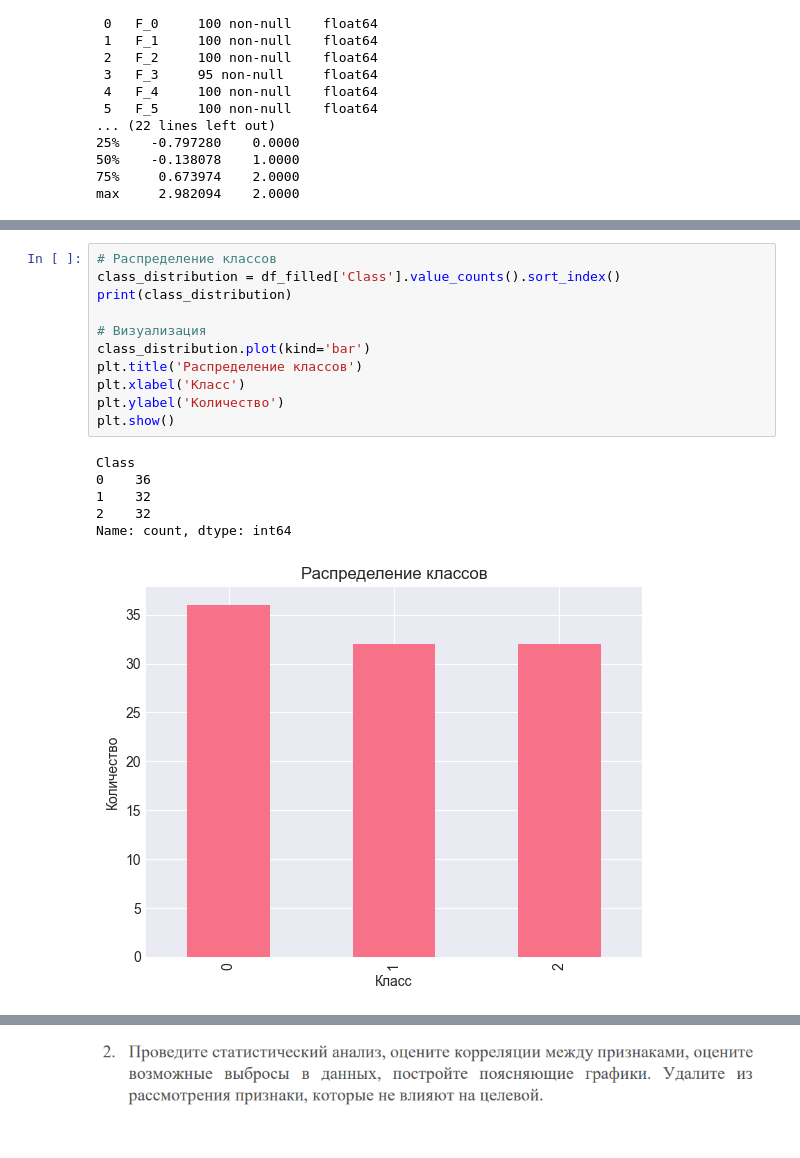
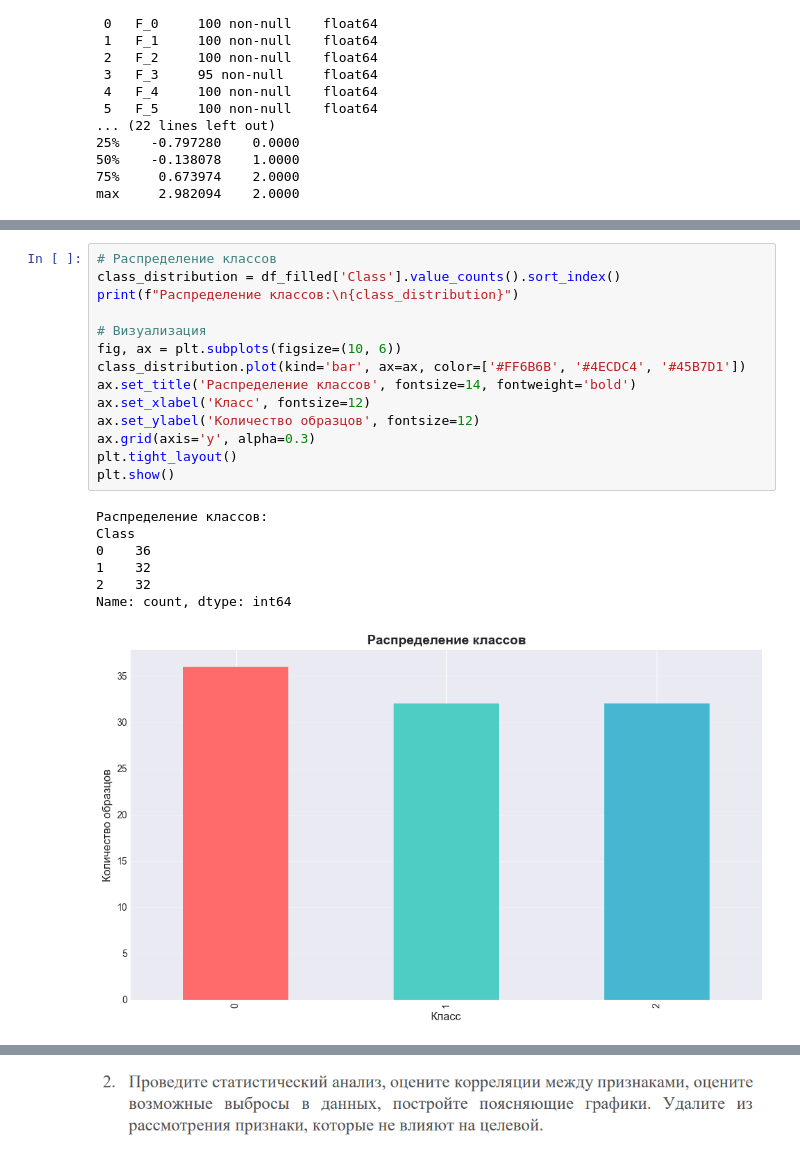
Before and after one commit to medicsera/MachineLerning, a Jupyter notebook: ClassificationTask.ipynb, the cells around one changed output, grey strips where cells are left out. Saved outputs shown, nothing was run; the diff lists cells and outputs as text.

```diff
--- a/ClassificationTask.ipynb
+++ b/ClassificationTask.ipynb
@@ -104,19 +107,23 @@ dtype: int64
 # %%
 # Распределение классов
 class_distribution = df_filled['Class'].value_counts().sort_index()
-print(class_distribution)
+print(f"Распределение классов:\n{class_distribution}")
 
 # Визуализация
-class_distribution.plot(kind='bar')
-plt.title('Распределение классов')
-plt.xlabel('Класс')
-plt.ylabel('Количество')
+fig, ax = plt.subplots(figsize=(10, 6))
+class_distribution.plot(kind='bar', ax=ax, color=['#FF6B6B', '#4ECDC4', '#45B7D1'])
+ax.set_title('Распределение классов', fontsize=14, fontweight='bold')
+ax.set_xlabel('Класс', fontsize=12)
+ax.set_ylabel('Количество образцов', fontsize=12)
+ax.grid(axis='y', alpha=0.3)
+plt.tight_layout()
 plt.show()
 # %% [output]
+Распределение классов:
 Class
 0    36
 1    32
 2    32
 Name: count, dtype: int64
-[figure, old version]
+[figure, new version]
 # %%
```
Also changed, not shown: parts of 15 cells of this notebook, 2 other files.
